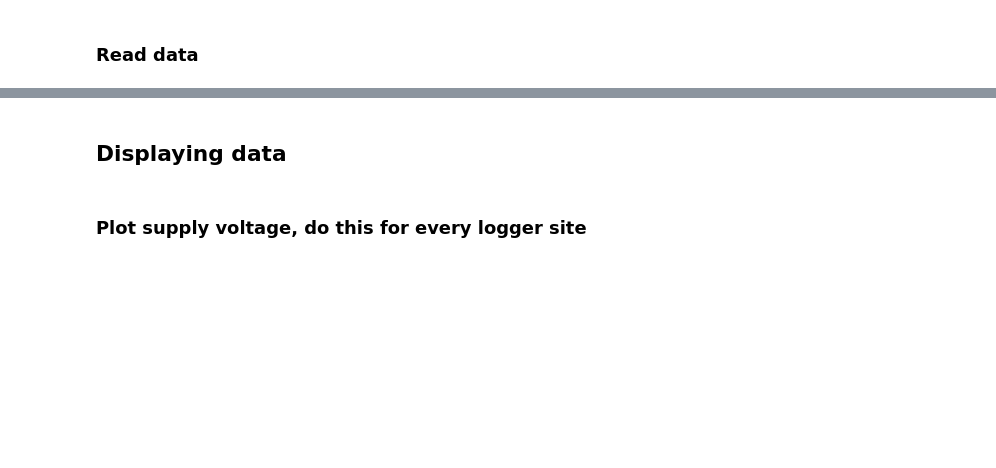
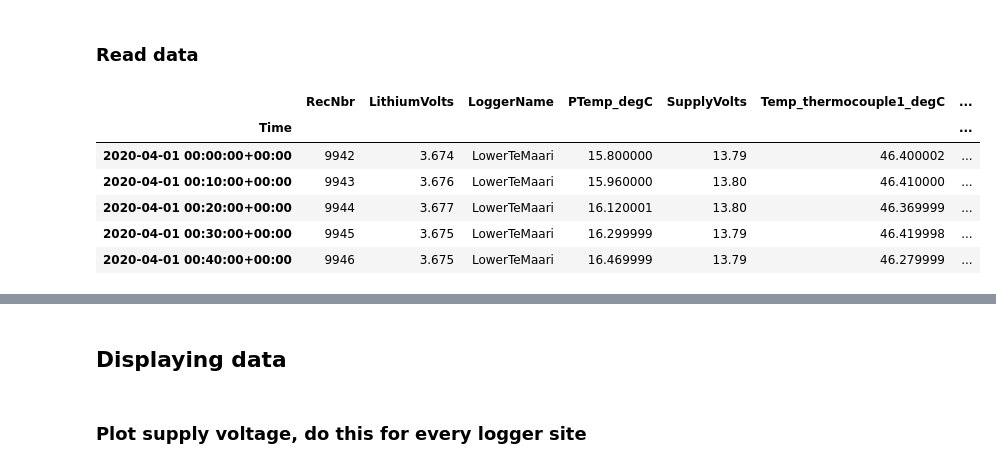
Before and after one commit to rumachan/datalogger_project, a Jupyter notebook: aws_data_check.ipynb, the cells around one changed output, grey strips where cells are left out. Saved outputs shown, nothing was run; the diff lists cells and outputs as text; code cells hidden in the pictures; blank space fills up the shorter version.

```diff
--- a/aws_data_check.ipynb
+++ b/aws_data_check.ipynb
@@ -86,5 +47,16 @@ print (logger+' datafile contains '+str(len(files))+' components, displaying the
 # %% [markdown]
 ### Read data
 # %%
-data = pd.read_csv(loggerfile, parse_dates=True, index_col = 'Time', na_values='NAN')
+data = (pd.read_csv(loggerfile,
+        parse_dates=True,
+        index_col = 'Time',
+        na_values='NAN'))
 data.head()
+# %% [output]
+|  | RecNbr | LithiumVolts | LoggerName | PTemp_degC | SupplyVolts | Temp_thermocouple1_degC | ... |
+| Time |  |  |  |  |  |  | ... |
+| 2020-04-01 00:00:00+00:00 | 9942 | 3.674 | LowerTeMaari | 15.800000 | 13.79 | 46.400002 | ... |
+| 2020-04-01 00:10:00+00:00 | 9943 | 3.676 | LowerTeMaari | 15.960000 | 13.80 | 46.410000 | ... |
+| 2020-04-01 00:20:00+00:00 | 9944 | 3.677 | LowerTeMaari | 16.120001 | 13.80 | 46.369999 | ... |
+| 2020-04-01 00:30:00+00:00 | 9945 | 3.675 | LowerTeMaari | 16.299999 | 13.79 | 46.419998 | ... |
+| 2020-04-01 00:40:00+00:00 | 9946 | 3.675 | LowerTeMaari | 16.469999 | 13.79 | 46.279999 | ... |
```
Also changed, not shown: parts of 19 cells of this notebook.
